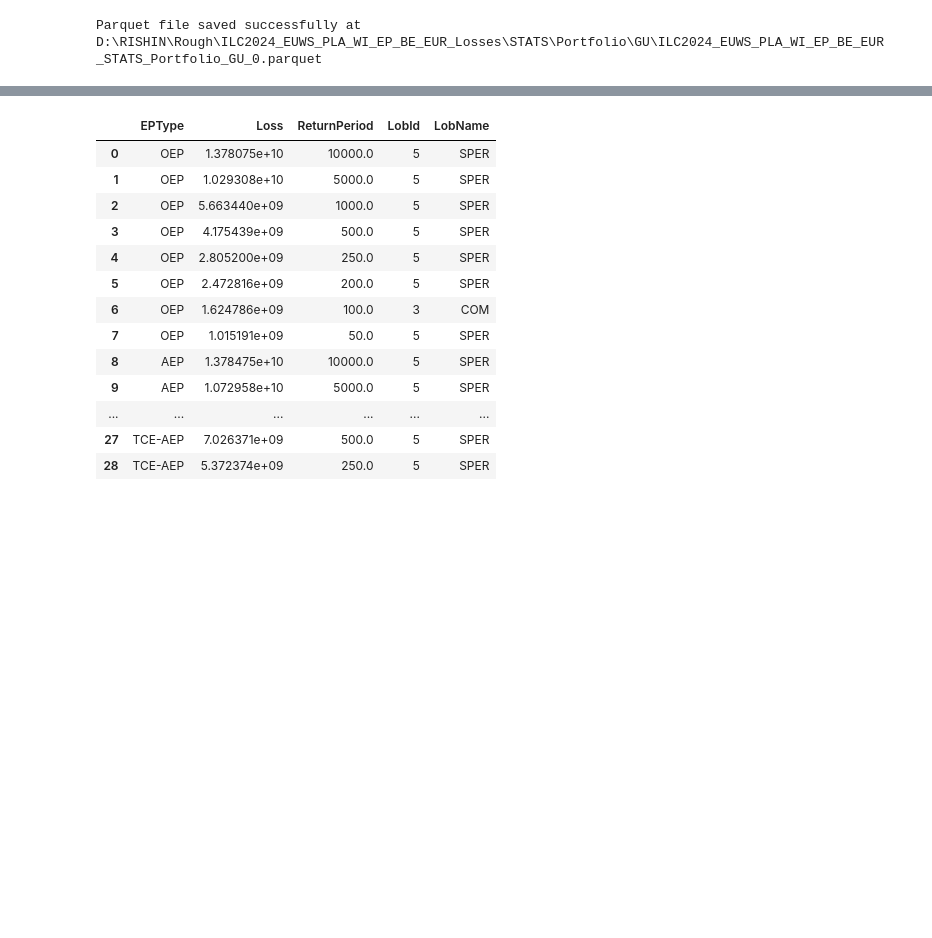
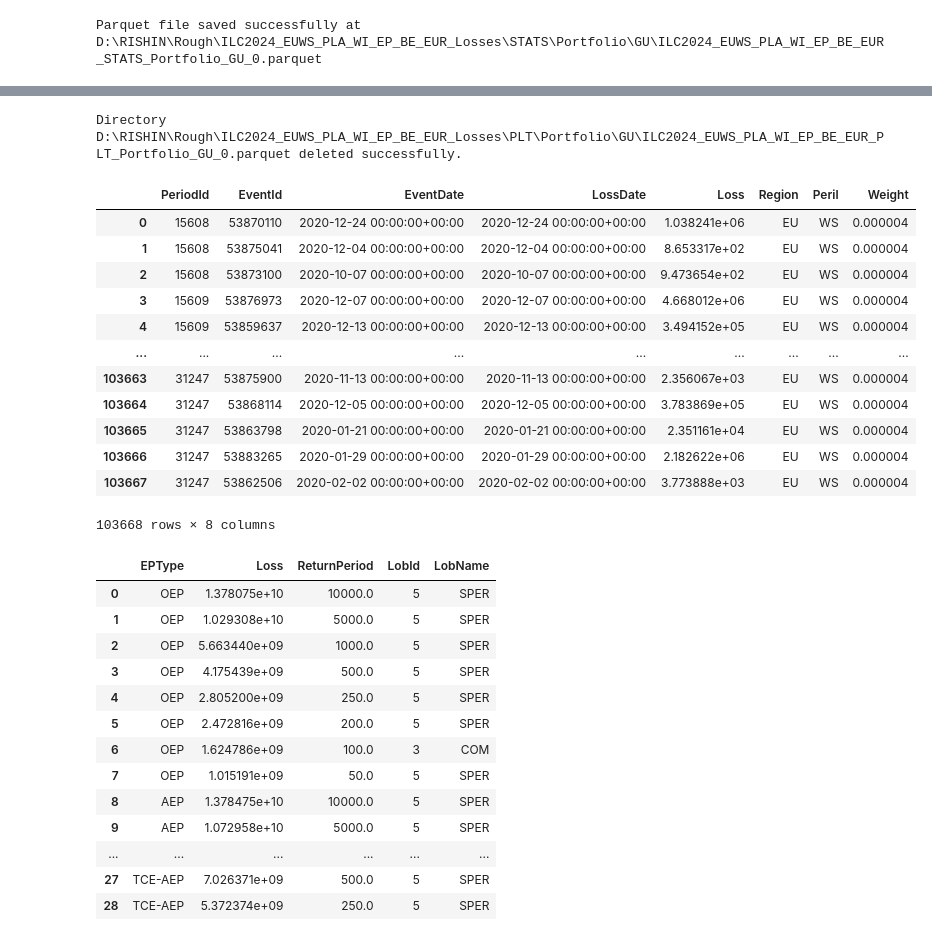
Before and after one commit to Rishinr1/13_ILC_TASKS, a Jupyter notebook: EP_calc_to_folders.ipynb, the cells around one changed output, grey strips where cells are left out. Saved outputs shown, nothing was run; the diff lists cells and outputs as text; code cells hidden in the pictures; blank space fills up the shorter version.

```diff
--- a/EP_calc_to_folders.ipynb
+++ b/EP_calc_to_folders.ipynb
@@ -555,0 +684,25 @@ Parquet file saved successfully at D:\RISHIN\Rough\ILC2024_EUWS_PLA_WI_EP_BE_EUR
+# %%
+
+
+# Define the intermediate directory path
+intermediate_dir = os.path.join(main_folder_path, 'PLT', 'Portfolio', 'GU', f'ILC2024_EUWS_PLA_WI_EP_{country}_EUR_PLT_Portfolio_GU.parquet')
+
+# Delete all files in the intermediate directory
+for filename in os.listdir(intermediate_dir):
+    file_path = os.path.join(intermediate_dir, filename)
+    try:
+        if os.path.isfile(file_path) or os.path.islink(file_path):
+            os.unlink(file_path)  # Remove the file or link
+        elif os.path.isdir(file_path):
+            shutil.rmtree(file_path)  # Remove the directory and its contents
+    except Exception as e:
+        print(f'Failed to delete {file_path}. Reason: {e}')
+
+# Delete the intermediate directory itself
+try:
+    os.rmdir(intermediate_dir)
+    print(f'Directory {intermediate_dir} deleted successfully.')
+except Exception as e:
+    print(f'Failed to delete directory {intermediate_dir}. Reason: {e}')
+# %% [output]
+Directory D:\RISHIN\Rough\ILC2024_EUWS_PLA_WI_EP_BE_EUR_Losses\PLT\Portfolio\GU\ILC2024_EUWS_PLA_WI_EP_BE_EUR_PLT_Portfolio_GU_0.parquet deleted successfully.
@@ -568,6 +734,22 @@ table = pq.read_table(file_path)
 
 # Convert the PyArrow Table to a Pandas DataFrame
 df = table.to_pandas()
+# %%
+df
+# %% [output]
+|  | PeriodId | EventId | EventDate | LossDate | Loss | Region | Peril | Weight |
+| 0 | 15608 | 53870110 | 2020-12-24 00:00:00+00:00 | 2020-12-24 00:00:00+00:00 | 1.038241e+06 | EU | WS | 0.000004 |
+| 1 | 15608 | 53875041 | 2020-12-04 00:00:00+00:00 | 2020-12-04 00:00:00+00:00 | 8.653317e+02 | EU | WS | 0.000004 |
+| 2 | 15608 | 53873100 | 2020-10-07 00:00:00+00:00 | 2020-10-07 00:00:00+00:00 | 9.473654e+02 | EU | WS | 0.000004 |
+| 3 | 15609 | 53876973 | 2020-12-07 00:00:00+00:00 | 2020-12-07 00:00:00+00:00 | 4.668012e+06 | EU | WS | 0.000004 |
+| 4 | 15609 | 53859637 | 2020-12-13 00:00:00+00:00 | 2020-12-13 00:00:00+00:00 | 3.494152e+05 | EU | WS | 0.000004 |
+| ... | ... | ... | ... | ... | ... | ... | ... | ... |
+| 103663 | 31247 | 53875900 | 2020-11-13 00:00:00+00:00 | 2020-11-13 00:00:00+00:00 | 2.356067e+03 | EU | WS | 0.000004 |
+| 103664 | 31247 | 53868114 | 2020-12-05 00:00:00+00:00 | 2020-12-05 00:00:00+00:00 | 3.783869e+05 | EU | WS | 0.000004 |
+| 103665 | 31247 | 53863798 | 2020-01-21 00:00:00+00:00 | 2020-01-21 00:00:00+00:00 | 2.351161e+04 | EU | WS | 0.000004 |
+| 103666 | 31247 | 53883265 | 2020-01-29 00:00:00+00:00 | 2020-01-29 00:00:00+00:00 | 2.182622e+06 | EU | WS | 0.000004 |
+| 103667 | 31247 | 53862506 | 2020-02-02 00:00:00+00:00 | 2020-02-02 00:00:00+00:00 | 3.773888e+03 | EU | WS | 0.000004 |
+103668 rows × 8 columns
 # %%
 import pandas as pd
 import pyarrow.parquet as pq
```
Also changed, not shown: parts of 14 cells of this notebook.
